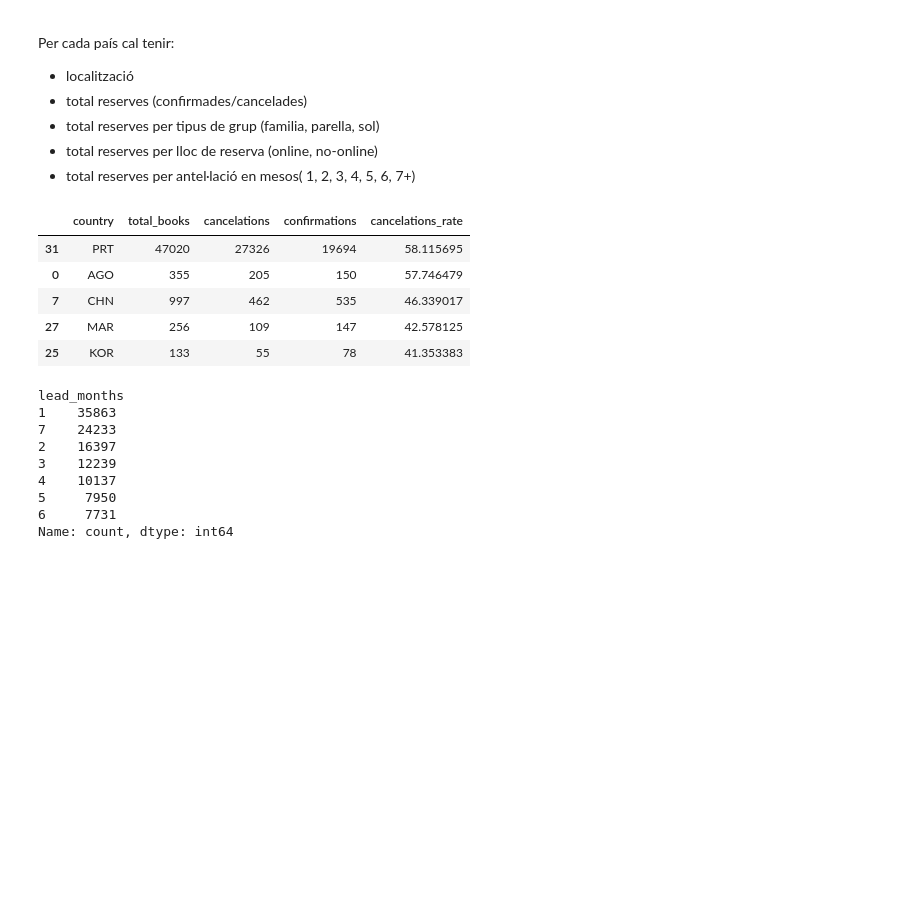
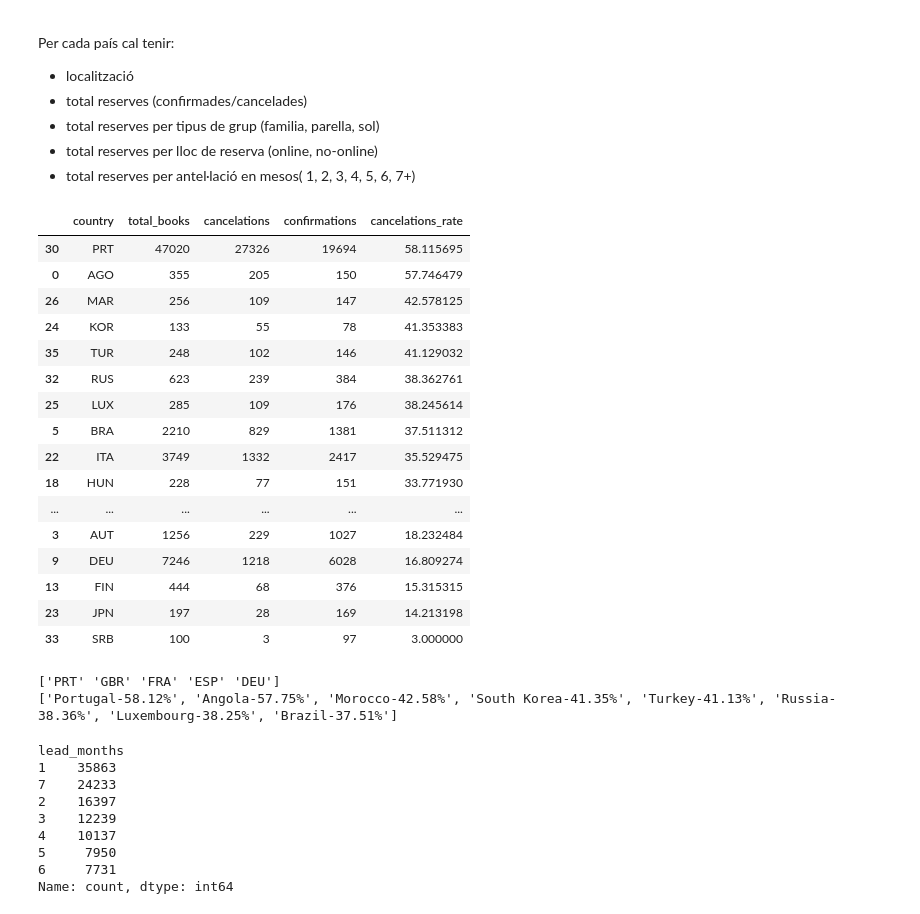
Before and after one commit to mcamarillas/House-Booking-Visualization, a Jupyter notebook: data-processing/process_data.ipynb, the cells around one changed output. Saved outputs shown, nothing was run; the diff lists cells and outputs as text; code cells hidden in the pictures; blank space fills up the shorter version.

```diff
--- a/data-processing/process_data.ipynb
+++ b/data-processing/process_data.ipynb
@@ -34,6 +34,8 @@ Index(['Unnamed: 0', 'hotel', 'is_canceled', 'lead_time', 'arrival_date_year',
 | 3 | 6 | Resort Hotel | 0 | 14 | 2015 | July | ... |
 | 4 | 7 | Resort Hotel | 0 | 0 | 2015 | July | ... |
 5 rows × 35 columns
+# %%
+bookings_df.loc[bookings_df['country'] == 'CN', 'country'] = 'CHN'
 # %%
 grouped_countries = bookings_df.groupby(['country']).agg(
     total_books = ('is_canceled', 'count')
@@ -147,21 +145,45 @@ Per cada país cal tenir:
 # %%
 cancel_summary = bookings_df.groupby(['country']).agg(
     total_books = ('is_canceled', 'count'),
     cancelations = ('is_canceled', 'sum')
 ).reset_index()
 
 cancel_summary = cancel_summary.loc[cancel_summary['total_books'] >= MIN_BOOKS_THRESHOLD]
 
 cancel_summary['confirmations'] = cancel_summary['total_books'] - cancel_summary['cancelations']
 cancel_summary['cancelations_rate'] = cancel_summary['cancelations'] / cancel_summary['total_books'] * 100
 
 cancel_summary = cancel_summary.sort_values(by='cancelations_rate', ascending=False)
 
-cancel_summary.head()
+cancel_summary
 # %% [output]
 |  | country | total_books | cancelations | confirmations | cancelations_rate |
-| 31 | PRT | 47020 | 27326 | 19694 | 58.115695 |
+| 30 | PRT | 47020 | 27326 | 19694 | 58.115695 |
 | 0 | AGO | 355 | 205 | 150 | 57.746479 |
-| 7 | CHN | 997 | 462 | 535 | 46.339017 |
-| 27 | MAR | 256 | 109 | 147 | 42.578125 |
-| 25 | KOR | 133 | 55 | 78 | 41.353383 |
+| 26 | MAR | 256 | 109 | 147 | 42.578125 |
+| 24 | KOR | 133 | 55 | 78 | 41.353383 |
+| 35 | TUR | 248 | 102 | 146 | 41.129032 |
+| 32 | RUS | 623 | 239 | 384 | 38.362761 |
+| 25 | LUX | 285 | 109 | 176 | 38.245614 |
+| 5 | BRA | 2210 | 829 | 1381 | 37.511312 |
+| 22 | ITA | 3749 | 1332 | 2417 | 35.529475 |
+| 18 | HUN | 228 | 77 | 151 | 33.771930 |
+| ... | ... | ... | ... | ... | ... |
+| 3 | AUT | 1256 | 229 | 1027 | 18.232484 |
+| 9 | DEU | 7246 | 1218 | 6028 | 16.809274 |
+| 13 | FIN | 444 | 68 | 376 | 15.315315 |
+| 23 | JPN | 197 | 28 | 169 | 14.213198 |
+| 33 | SRB | 100 | 3 | 97 | 3.000000 |
+# %%
+top_5_countries_books = cancel_summary.sort_values(by='total_books', ascending=False).head()['country'].values
+print(top_5_countries_books)
+
+countries_over_mean_df = cancel_summary[cancel_summary['cancelations_rate'] > 37]
+country_over_mean_names = [iso_to_country[country] for country in countries_over_mean_df['country'].values]
+country_over_mean_rates = countries_over_mean_df['cancelations_rate'].round(2).values
+
+countries_over_mean_info = list(map(lambda name_rate: f"{name_rate[0]}-{name_rate[1]}%", zip(country_over_mean_names, country_over_mean_rates)))
+print(countries_over_mean_info)
+# %% [output]
+['PRT' 'GBR' 'FRA' 'ESP' 'DEU']
+['Portugal-58.12%', 'Angola-57.75%', 'Morocco-42.58%', 'South Korea-41.35%', 'Turkey-41.13%', 'Russia-38.36%', 'Luxembourg-38.25%', 'Brazil-37.51%']
```
Also changed, not shown: parts of 6 cells of this notebook, 8 other files.
